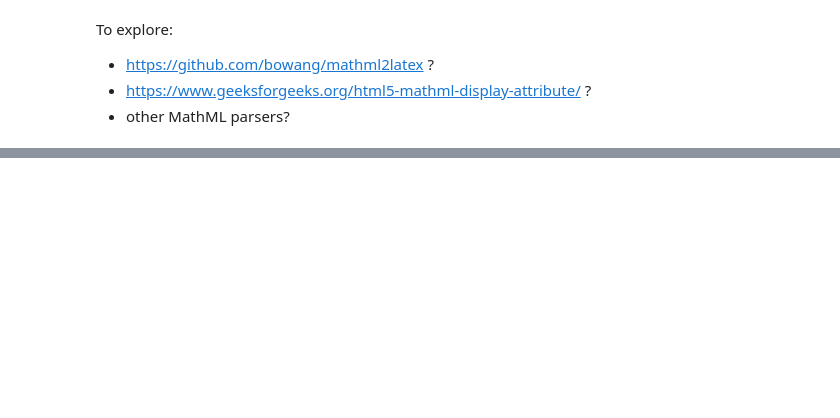
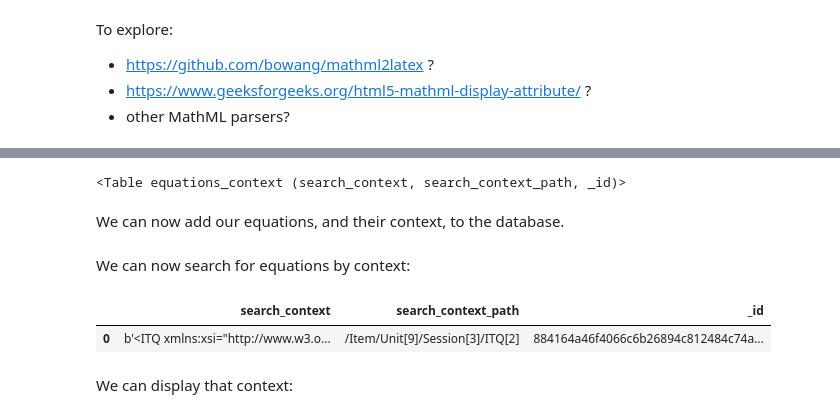
Before and after one commit to innovationOUtside/openlearnCurriculumAssets, a Jupyter notebook: src/equations.ipynb, the cells around one changed output, grey strips where cells are left out. Cells and saved outputs as stored; diff of their text form; code cells hidden in the pictures; blank space fills up the shorter version.

```diff
--- a/src/equations.ipynb
+++ b/src/equations.ipynb
@@ -14,8 +18,11 @@ As ever, we need to set up a database connection:
 from sqlite_utils import Database
 
 # Open database connection
-dbname = "all_openlean_xml.db"
-db = Database(dbname)
+xml_dbname = "all_openlean_xml.db"
+xml_db = Database(xml_dbname)
+
+eqns_dbname = "openlean_assets.db"
+db = Database(eqns_dbname)
 # %% [markdown]
 And get a sample XML file, selecting one that we know contains structurally marked up equation items:
 # %%
@@ -104,0 +201,29 @@ To explore:
+# %%
+all_eqn_tbl = db["equations"]
+all_eqn_tbl.drop(ignore=True)
+all_eqn_tbl.create({
+    "equation": str,
+    "xpath": str,
+    "search_context_path": str,
+    "_id": str
+}, pk=("_id", "xpath"))
+# Note that in this case the _id is not unique
+# because the same id may apply to multiple los
+# The _id is a reference for joining tables only
+
+all_eqn_context = db["equations_context"]
+all_eqn_context.drop(ignore=True)
+all_eqn_context.create({
+    "search_context": str,
+    "search_context_path": str,
+    "_id": str
+}, pk=("_id", "search_context_path"))
+
+# Enable full text search
+# This creates an extra virtual table (glossary_fts) to support the full text search
+db[f"{all_eqn_context.name}_fts"].drop(ignore=True)
+db[all_eqn_context.name].enable_fts(["search_context", "search_context_path", "_id"], create_triggers=True)
+# %% [output]
+<Table equations_context (search_context, search_context_path, _id)>
+# %% [markdown]
+We can now add our equations, and their context, to the database.
@@ -104,0 +265,15 @@ To explore:
+# %% [markdown]
+We can now search for equations by context:
+# %%
+from xml_utils import fts
+
+# Sample query
+q = 'steam hydrogen oxygen'
+
+example_eq_search = fts(db, "equations_context", q)
+example_eq_search
+# %% [output]
+|  | search_context | search_context_path | _id |
+| 0 | b'<ITQ xmlns:xsi="http://www.w3.o... | /Item/Unit[9]/Session[3]/ITQ[2] | 884164a46f4066c6b26894c812484c74a... |
+# %% [markdown]
+We can display that context:
```
Also changed, not shown: parts of 22 cells of this notebook.
